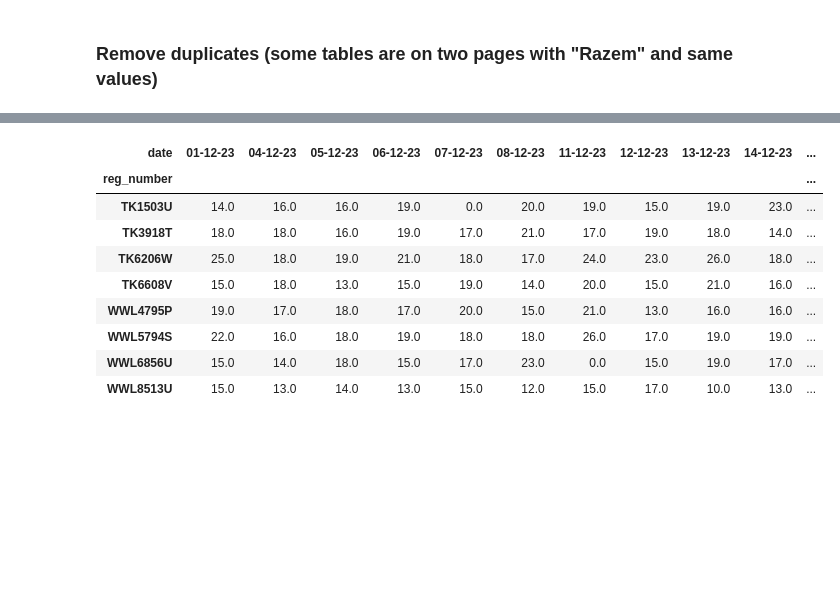
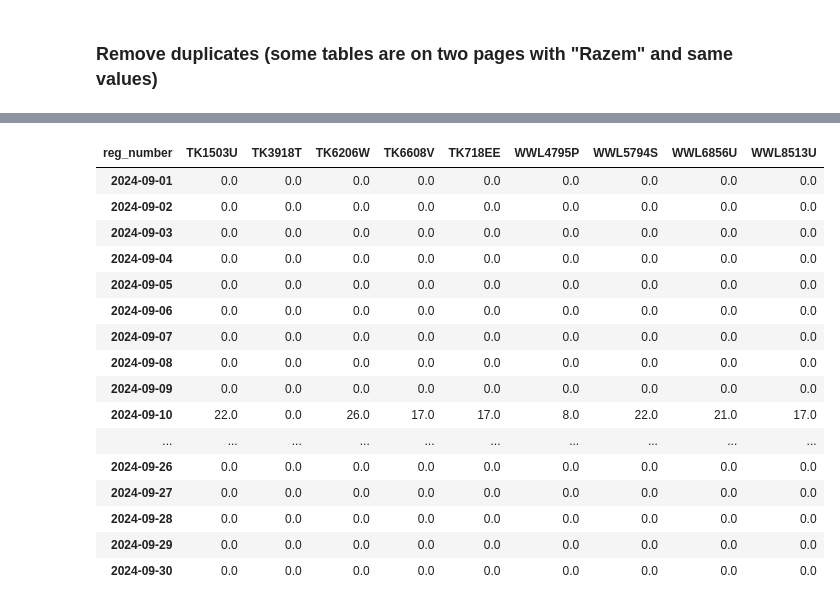
Before and after one commit to 25135-pytlewska/ESAM, a Jupyter notebook: esam.ipynb, the cells around one changed output, grey strips where cells are left out. Drawn from its saved outputs; the diff is of its cells as text; code cells hidden in the pictures; blank space fills up the shorter version.

```diff
--- a/esam.ipynb
+++ b/esam.ipynb
@@ -12,5 +14,10 @@ import numpy as np
 pd.options.mode.chained_assignment = None  # default='warn'
 # %%
-filename = "2023_12"
+filename = "2024_10"
+# filename = "2024_09"
+# filename = "2023_12"
 # filename = "2024_07"
+#
+# !pip install pandas
+# !pip install numpy
 # %%
@@ -237,22 +235,40 @@ df_filtered['mpal'] = df_filtered['mpal'].str.replace(',', '.').astype(float)
 df_filtered['stops'] = df_filtered['stops'].str.replace(',', '.').astype(int)
 # %%
 
-df_agg = df_filtered.groupby(['reg_number', 'date']).agg({
-    'stops': 'sum',
-}).reset_index()
+df_agg = (df_filtered
+          .groupby(['reg_number', 'date'])
+          .agg({'stops': 'sum', })
+          .reset_index())
 
-pivot_stops = df_agg.pivot(index='reg_number', columns='date', values='stops')
+df_agg['date'] = pd.to_datetime(df_agg['date'])
+
+pivot_stops = df_agg.pivot(
+    index='date',
+    columns='reg_number',
+    values='stops')
+
+full_date_range = pd.date_range(start='2024-09-01', end='2024-09-30', freq='D')
+
+pivot_stops = pivot_stops.reindex(full_date_range)
+# pivot_stops = df_agg.pivot(index='reg_number', columns='date', values='stops')
 # pivot_stops.columns = [f'{col}' for col in pivot_stops.columns]
-pivot_stops  = pivot_stops.fillna(0)
+pivot_stops = pivot_stops.fillna(0)
 pivot_stops
 # %% [output]
-| date | 01-12-23 | 04-12-23 | 05-12-23 | 06-12-23 | 07-12-23 | 08-12-23 | 11-12-23 | 12-12-23 | 13-12-23 | 14-12-23 | ... |
-| reg_number |  |  |  |  |  |  |  |  |  |  | ... |
-| TK1503U | 14.0 | 16.0 | 16.0 | 19.0 | 0.0 | 20.0 | 19.0 | 15.0 | 19.0 | 23.0 | ... |
-| TK3918T | 18.0 | 18.0 | 16.0 | 19.0 | 17.0 | 21.0 | 17.0 | 19.0 | 18.0 | 14.0 | ... |
-| TK6206W | 25.0 | 18.0 | 19.0 | 21.0 | 18.0 | 17.0 | 24.0 | 23.0 | 26.0 | 18.0 | ... |
-| TK6608V | 15.0 | 18.0 | 13.0 | 15.0 | 19.0 | 14.0 | 20.0 | 15.0 | 21.0 | 16.0 | ... |
-| WWL4795P | 19.0 | 17.0 | 18.0 | 17.0 | 20.0 | 15.0 | 21.0 | 13.0 | 16.0 | 16.0 | ... |
-| WWL5794S | 22.0 | 16.0 | 18.0 | 19.0 | 18.0 | 18.0 | 26.0 | 17.0 | 19.0 | 19.0 | ... |
-| WWL6856U | 15.0 | 14.0 | 18.0 | 15.0 | 17.0 | 23.0 | 0.0 | 15.0 | 19.0 | 17.0 | ... |
-| WWL8513U | 15.0 | 13.0 | 14.0 | 13.0 | 15.0 | 12.0 | 15.0 | 17.0 | 10.0 | 13.0 | ... |
+| reg_number | TK1503U | TK3918T | TK6206W | TK6608V | TK718EE | WWL4795P | WWL5794S | WWL6856U | WWL8513U |
+| 2024-09-01 | 0.0 | 0.0 | 0.0 | 0.0 | 0.0 | 0.0 | 0.0 | 0.0 | 0.0 |
+| 2024-09-02 | 0.0 | 0.0 | 0.0 | 0.0 | 0.0 | 0.0 | 0.0 | 0.0 | 0.0 |
+| 2024-09-03 | 0.0 | 0.0 | 0.0 | 0.0 | 0.0 | 0.0 | 0.0 | 0.0 | 0.0 |
+| 2024-09-04 | 0.0 | 0.0 | 0.0 | 0.0 | 0.0 | 0.0 | 0.0 | 0.0 | 0.0 |
+| 2024-09-05 | 0.0 | 0.0 | 0.0 | 0.0 | 0.0 | 0.0 | 0.0 | 0.0 | 0.0 |
+| 2024-09-06 | 0.0 | 0.0 | 0.0 | 0.0 | 0.0 | 0.0 | 0.0 | 0.0 | 0.0 |
+| 2024-09-07 | 0.0 | 0.0 | 0.0 | 0.0 | 0.0 | 0.0 | 0.0 | 0.0 | 0.0 |
+| 2024-09-08 | 0.0 | 0.0 | 0.0 | 0.0 | 0.0 | 0.0 | 0.0 | 0.0 | 0.0 |
+| 2024-09-09 | 0.0 | 0.0 | 0.0 | 0.0 | 0.0 | 0.0 | 0.0 | 0.0 | 0.0 |
+| 2024-09-10 | 22.0 | 0.0 | 26.0 | 17.0 | 17.0 | 8.0 | 22.0 | 21.0 | 17.0 |
+| ... | ... | ... | ... | ... | ... | ... | ... | ... | ... |
+| 2024-09-26 | 0.0 | 0.0 | 0.0 | 0.0 | 0.0 | 0.0 | 0.0 | 0.0 | 0.0 |
+| 2024-09-27 | 0.0 | 0.0 | 0.0 | 0.0 | 0.0 | 0.0 | 0.0 | 0.0 | 0.0 |
+| 2024-09-28 | 0.0 | 0.0 | 0.0 | 0.0 | 0.0 | 0.0 | 0.0 | 0.0 | 0.0 |
+| 2024-09-29 | 0.0 | 0.0 | 0.0 | 0.0 | 0.0 | 0.0 | 0.0 | 0.0 | 0.0 |
+| 2024-09-30 | 0.0 | 0.0 | 0.0 | 0.0 | 0.0 | 0.0 | 0.0 | 0.0 | 0.0 |
```
Also changed, not shown: parts of 17 cells of this notebook, 19 other files.
